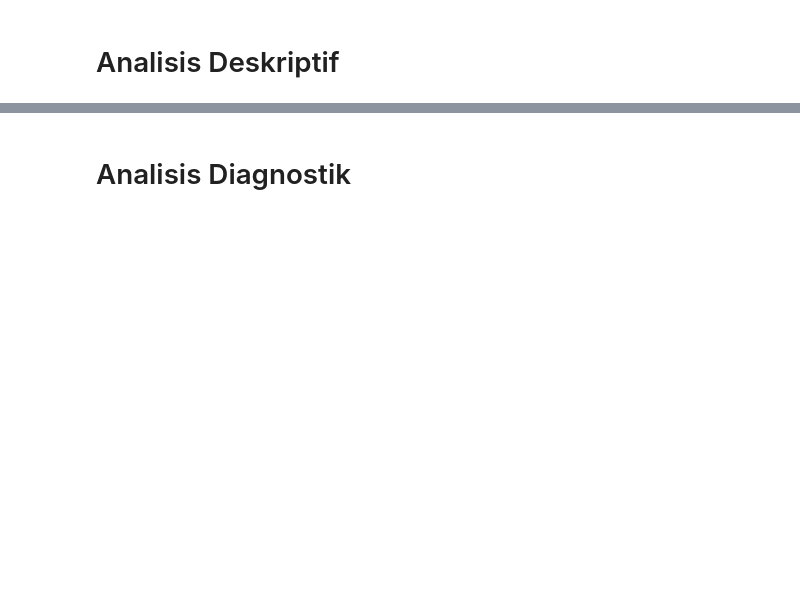
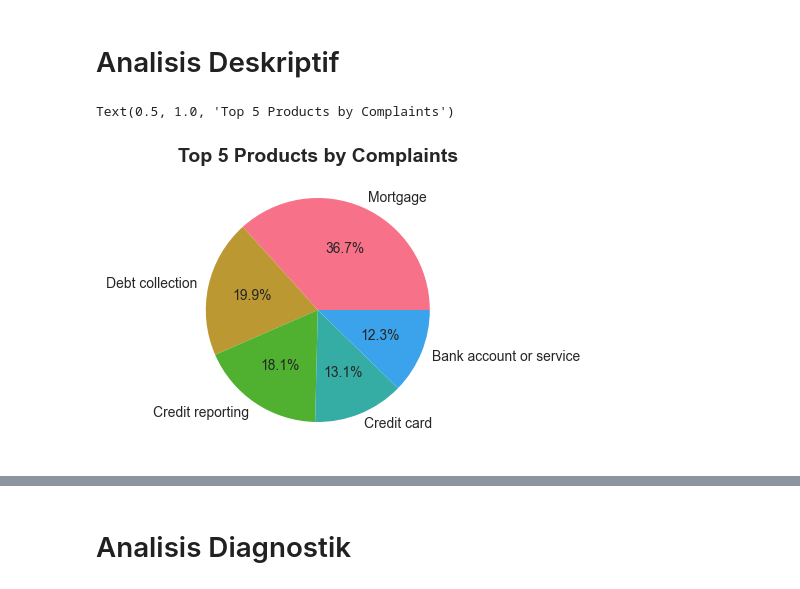
Before and after one commit to howlil/customer-complaint-BI, a Jupyter notebook: py/avd.ipynb, the cells around one changed output, grey strips where cells are left out. Saved outputs shown, nothing was run; the diff lists cells and outputs as text; code cells hidden in the pictures; blank space fills up the shorter version.

```diff
--- a/py/avd.ipynb
+++ b/py/avd.ipynb
@@ -1 +1,12 @@
+# %%
+import pandas as pd
+import numpy as np
+import matplotlib.pyplot as plt
+import seaborn as sns
+from datetime import datetime
+import warnings
+warnings.filterwarnings('ignore')
+
+plt.style.use('seaborn-v0_8-darkgrid')
+sns.set_palette("husl")
 # %%
@@ -21,2 +15,15 @@ data
+# %%
+data['date_received'] = pd.to_datetime(data['date_received'])
+data['date_sent_to_company'] = pd.to_datetime(data['date_sent_to_company'])
 # %% [markdown]
 # Analisis Deskriptif
+# %%
+plt.figure(figsize=(15, 8))
+
+plt.subplot(2, 2, 1)
+product_counts = data['product'].value_counts()
+plt.pie(product_counts.values[:5], labels=product_counts.index[:5], autopct='%1.1f%%')
+plt.title('Top 5 Products by Complaints', fontsize=14, fontweight='bold')
+# %% [output]
+Text(0.5, 1.0, 'Top 5 Products by Complaints')
+[figure, added]
```
Also changed, not shown: parts of 26 cells of this notebook, 2 other files.
